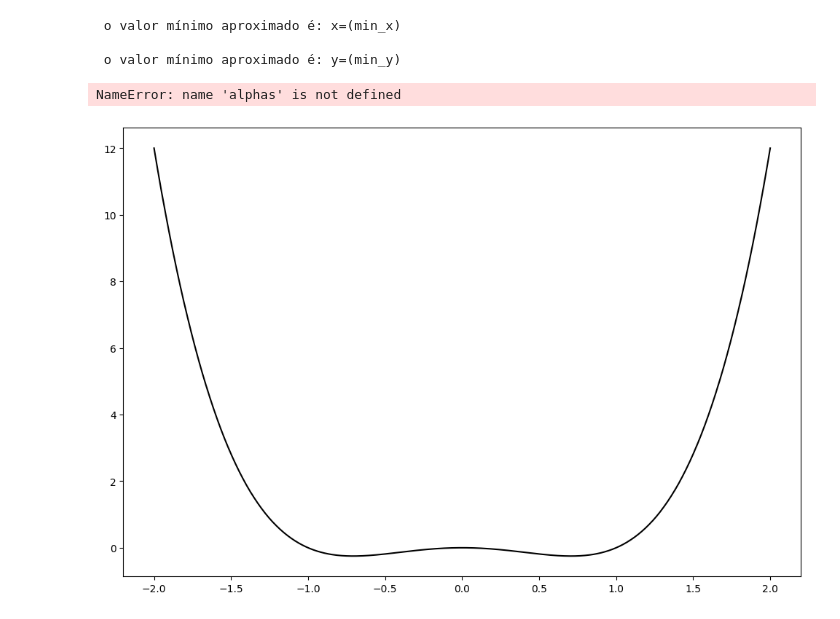
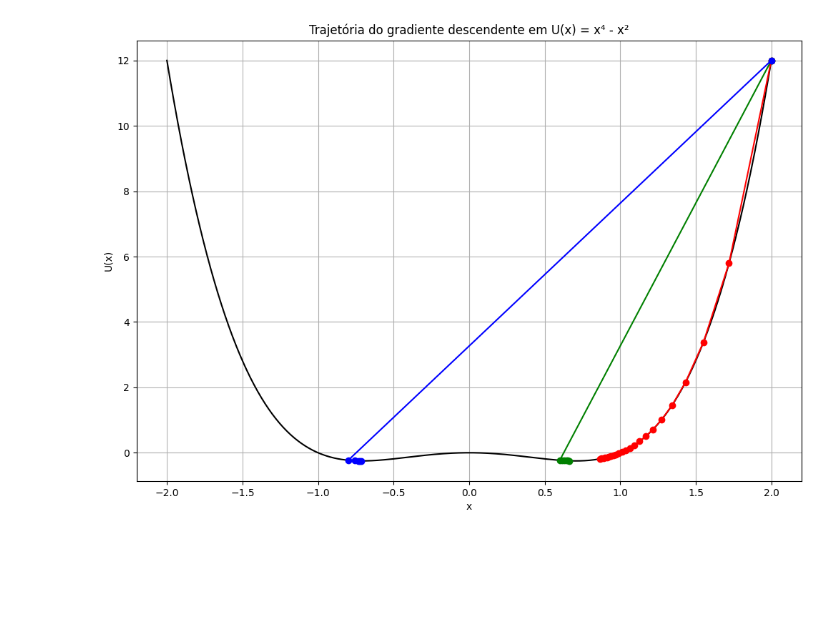
Before and after one commit to laila505/redes-neurais, a Jupyter notebook: Atividade 1/Exercício 2.ipynb, the cells around one changed output. Cells and saved outputs as stored; diff of their text form; code cells hidden in the pictures; blank space fills up the shorter version.

Commit message:
Update Exercise 2 notebook with gradient descent implementation and plotting

```diff
--- a/Atividade 1/Exercício 2.ipynb
+++ b/Atividade 1/Exercício 2.ipynb
@@ -1,60 +1,52 @@
 # %%
+#Atividade 2
+
 import numpy as np
 import matplotlib.pyplot as plt
 
-# Função U(x) = x^4 - x^2 e seu gradiente
-def U_new(x):
+# Função U(x) = x^4 - x^2 e sua derivada
+def U(x):
     return x**4 - x**2
 
-def dU_new_dx(x):
+def dU_dx(x):
     return 4 * x**3 - 2 * x
 
-# Gradiente descendente adaptado para a nova função
-x=1.2 #ponto inicial
-tax_alfa=0.1
-num_inter= 100
-tolerancia= 0.01
-x_valor= [x]
-y_valor=[U_new(x)]
+# Algoritmo de gradiente descendente com controle de explosão
+def gradient_descent(alpha, epsilon=0.01, max_iter=1000, x0=2.0):
+    x = x0
+    trajectory = [x]
+    for _ in range(max_iter):
+        grad = dU_dx(x)
+        x_new = x - alpha * grad
+        # Controle para evitar overflow
+        if abs(x_new) > 1e6:
+            print(f"Parando, x ficou muito grande: {x_new}")
+            break
+        trajectory.append(x_new)
+        if abs(x_new - x) < epsilon:
+            break
+        x = x_new
+    return trajectory
 
-for i in range (num_inter):
-    gradiente = dU_new_dx(x)
-    x_novo = x - tax_alfa * gradiente
-    x_valor.append(x_novo)
-    y_valor.append(U_new(x_novo))
+# Testar diferentes alphas (apenas valores seguros)
+alphas = [0.01, 0.05, 0.1]
+colors = ['red', 'green', 'blue']
 
-    if abs(x_novo - x) < tolerancia:
-        break
-    x= x_novo
+x_vals = np.linspace(-2, 2, 500)
+y_vals = U(x_vals)
 
-min_x = x
-max_x = U_new(min_x)
-print(f"\n o valor mínimo aproximado é: x=(min_x)")
-print(f"\n o valor mínimo aproximado é: y=(min_y)")
+plt.figure(figsize=(12, 8))
+plt.plot(x_vals, y_vals, color='black')
 
+# Plotando trajetórias
+for alpha, color in zip(alphas, colors):
+    traj = np.array(gradient_descent(alpha))
+    plt.plot(traj, U(traj), marker='o', linestyle='-', color=color)
 
-# Curva da função
-x_vals = np.linspace(-2, 2, 500)
-y_vals = U_new(x_vals)
-
-# Plotando os resultados
-plt.figure(figsize=(12, 8))
-plt.plot(x_vals, y_vals, label='U(x) = x⁴ - x²', color='black')
-
-colors = ['red', 'green', 'blue', 'orange', 'purple']
-for alpha, color in zip(alphas, colors):
-    traj = np.array(trajectories[alpha])
-    plt.plot(traj, U_new(traj), marker='o', linestyle='-', color=color, label=f'α = {alpha}')
-
-plt.title('Trajetória do gradiente descendente na função U(x) = x⁴ - x²')
+plt.title('Trajetória do gradiente descendente em U(x) = x⁴ - x²')
 plt.xlabel('x')
 plt.ylabel('U(x)')
 plt.grid(True)
-plt.legend()
 plt.show()
 # %% [output]
- o valor mínimo aproximado é: x=(min_x)
-
- o valor mínimo aproximado é: y=(min_y)
-NameError: name 'alphas' is not defined
-[figure, old version]
+[figure, new version]
```
